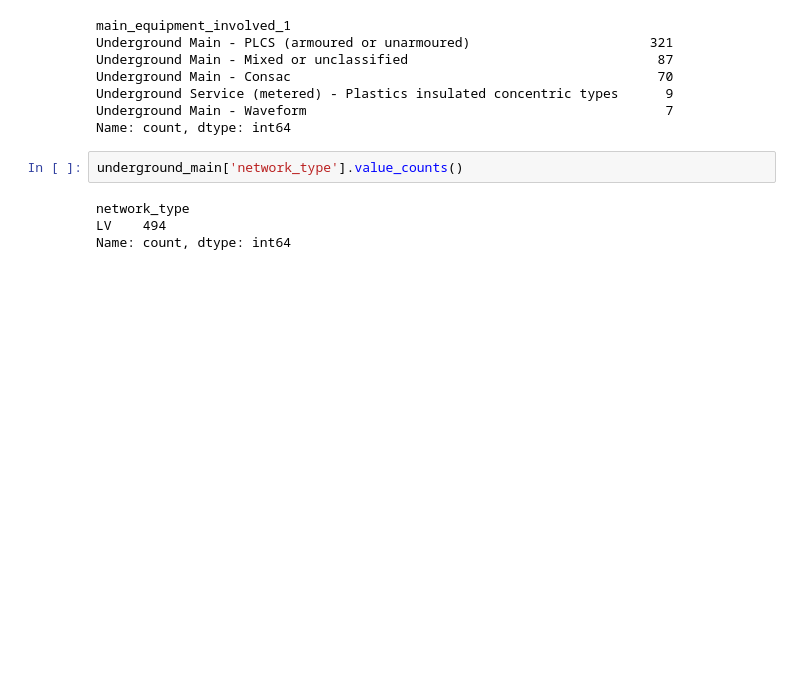
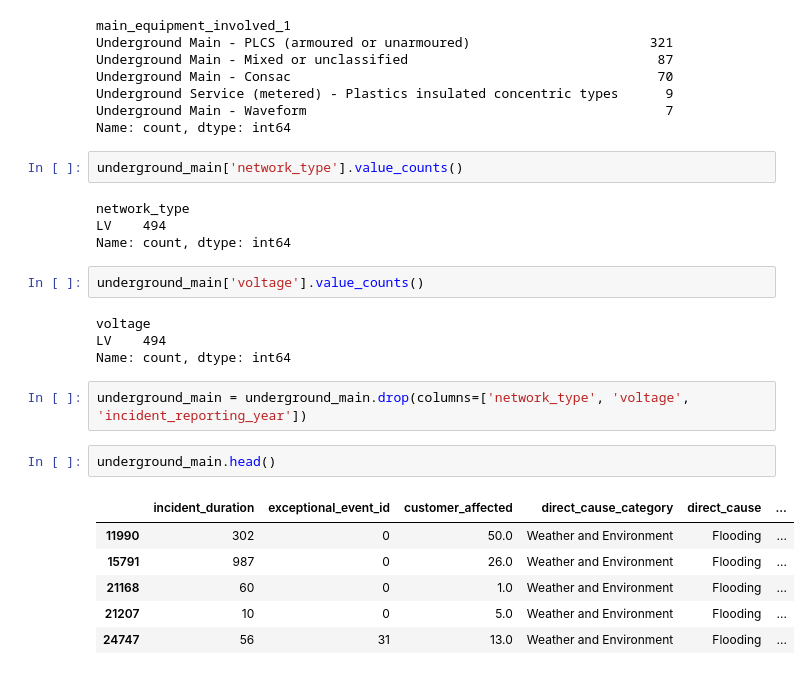
Before and after one commit to neilpaulmartin/geospatial-flooding, a Jupyter notebook: notebooks/outages-analysis.ipynb, the cells around one changed output. Cells and saved outputs as stored; diff of their text form; blank space fills up the shorter version.

```diff
--- a/notebooks/outages-analysis.ipynb
+++ b/notebooks/outages-analysis.ipynb
@@ -268,3 +267,20 @@ underground_main['network_type'].value_counts()
 network_type
 LV    494
 Name: count, dtype: int64
+# %%
+underground_main['voltage'].value_counts()
+# %% [output]
+voltage
+LV    494
+Name: count, dtype: int64
+# %%
+underground_main = underground_main.drop(columns=['network_type', 'voltage', 'incident_reporting_year'])
+# %%
+underground_main.head()
+# %% [output]
+|  | incident_duration | exceptional_event_id | customer_affected | direct_cause_category | direct_cause | ... |
+| 11990 | 302 | 0 | 50.0 | Weather and Environment | Flooding | ... |
+| 15791 | 987 | 0 | 26.0 | Weather and Environment | Flooding | ... |
+| 21168 | 60 | 0 | 1.0 | Weather and Environment | Flooding | ... |
+| 21207 | 10 | 0 | 5.0 | Weather and Environment | Flooding | ... |
+| 24747 | 56 | 31 | 13.0 | Weather and Environment | Flooding | ... |
```
Also changed, not shown: parts of 9 cells of this notebook, 1 other file.
